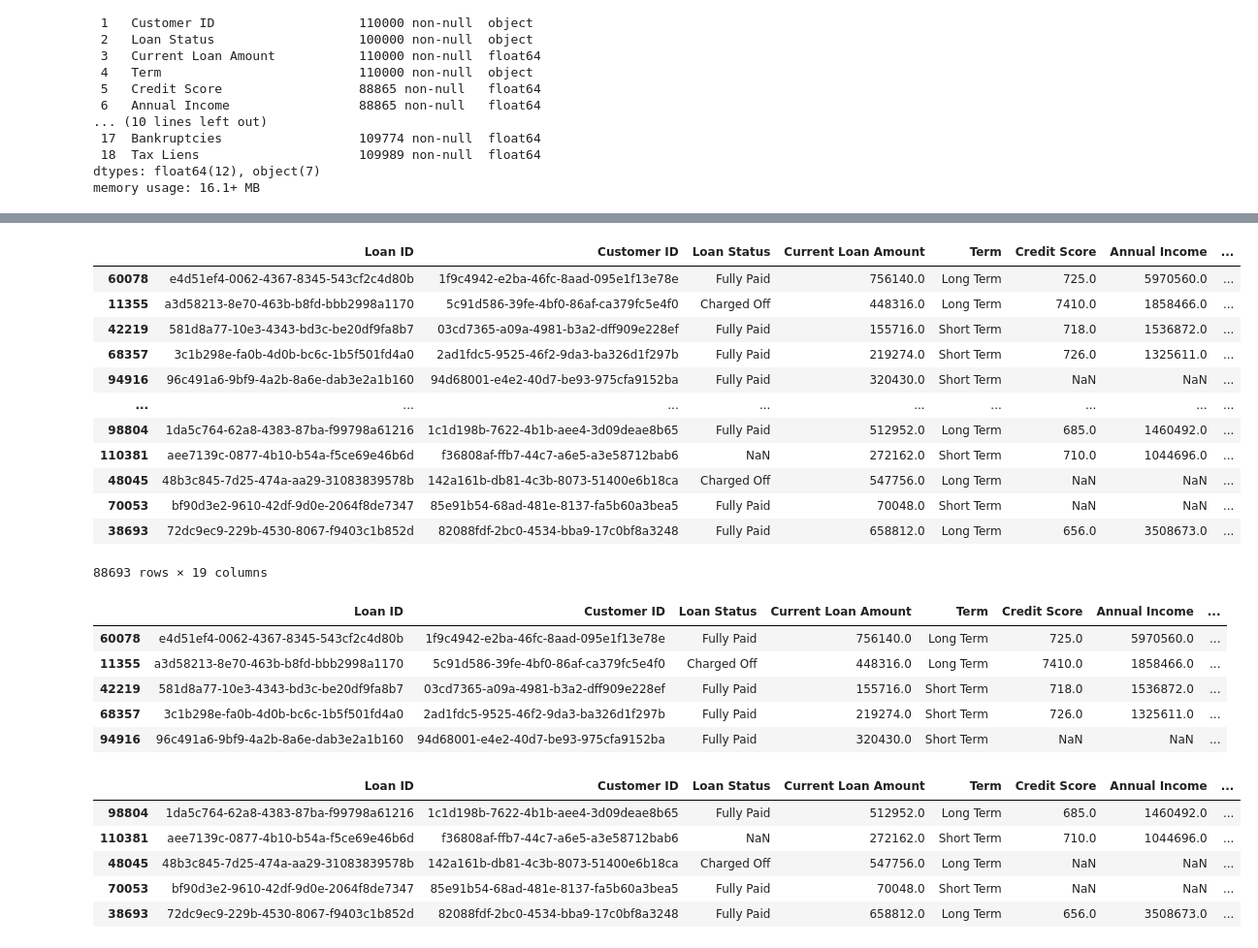
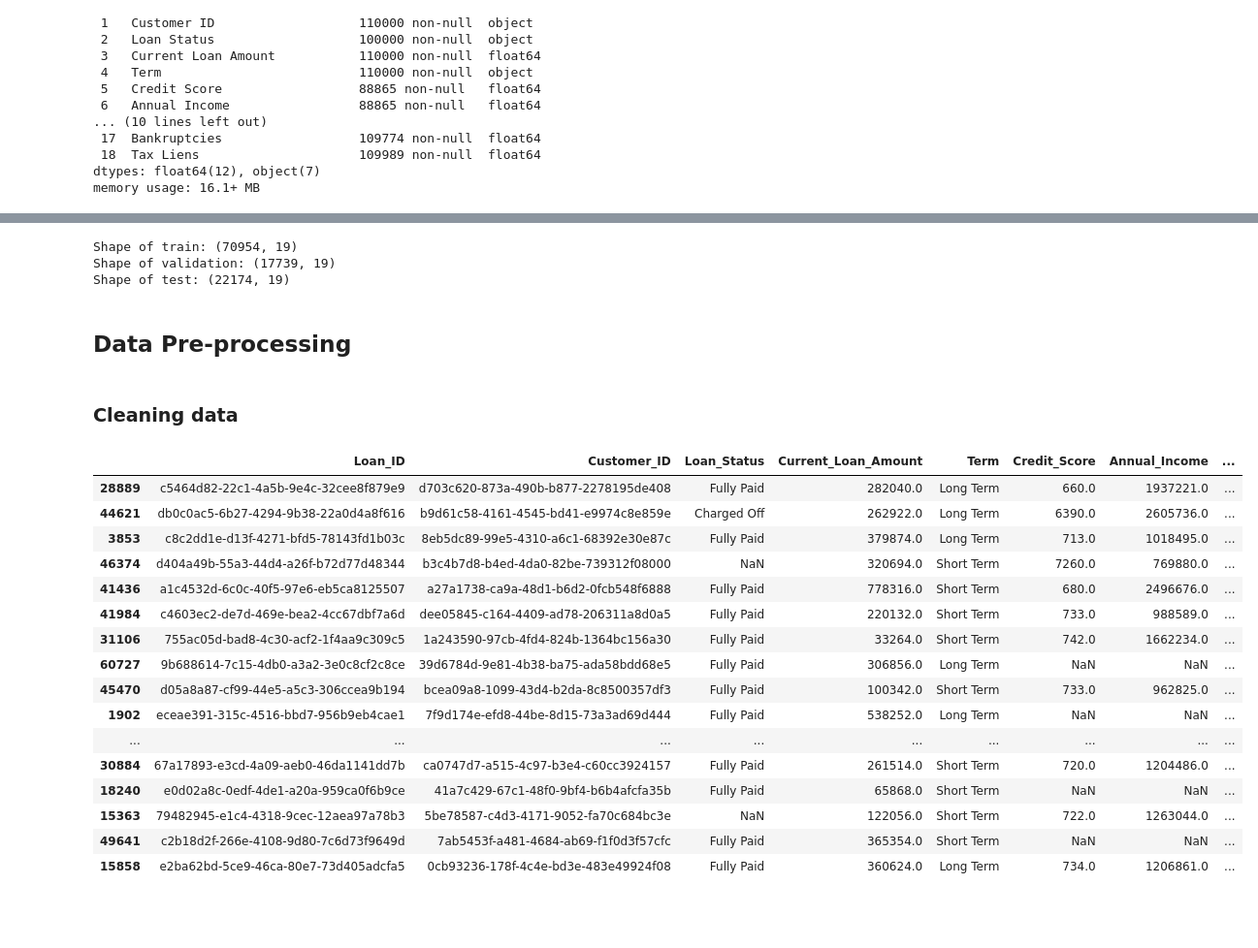
Before and after one commit to iamal95/Bank-Loan-classification, a Jupyter notebook: Code/Bank-Loan-classification.ipynb, the cells around one changed output, grey strips where cells are left out. Shown: that part at 97% size. Cells and saved outputs as stored; diff of their text form; code cells hidden in the pictures; blank space fills up the shorter version.

Commit message:
some cleaning

```diff
--- a/Code/Bank-Loan-classification.ipynb
+++ b/Code/Bank-Loan-classification.ipynb
@@ -82,0 +87,2 @@ df_train, df_test = train_test_split(df ,test_size=0.2,random_state=seed )
+# %%
+df.columns = df.columns.str.replace(' ','_')
@@ -83,34 +101,47 @@ df_train, df_test = train_test_split(df ,test_size=0.2,random_state=seed )
+# %%
+# split the data for train and test
+df_Train, df_test = train_test_split(df, test_size = 0.2, random_state = 30 )
+
+# split the train for train and val
+df_train, df_val = train_test_split(df_Train, test_size = 0.2, random_state = 30 )
+# %%
+print(f'Shape of train:', df_train.shape)
+print(f'Shape of validation:', df_val.shape)
+print(f'Shape of test:', df_test.shape)
+# %% [output]
+Shape of train: (70954, 19)
+Shape of validation: (17739, 19)
+Shape of test: (22174, 19)
+# %% [markdown]
+## Data Pre-processing
+# %% [markdown]
+### Cleaning data
+# %%
+# reset index for train
+df_train = df_train.reset_index(drop=True)
+
+# reset index for val
+df_val = df_val.reset_index(drop=True)
+
+# reset index for val
+df_test = df_test.reset_index(drop=True)
 # %%
-df_train
+df_train.sample(20)
 # %% [output]
-|  | Loan ID | Customer ID | Loan Status | Current Loan Amount | Term | Credit Score | Annual Income | ... |
-| 60078 | e4d51ef4-0062-4367-8345-543cf2c4d80b | 1f9c4942-e2ba-46fc-8aad-095e1f13e78e | Fully Paid | 756140.0 | Long Term | 725.0 | 5970560.0 | ... |
-| 11355 | a3d58213-8e70-463b-b8fd-bbb2998a1170 | 5c91d586-39fe-4bf0-86af-ca379fc5e4f0 | Charged Off | 448316.0 | Long Term | 7410.0 | 1858466.0 | ... |
-| 42219 | 581d8a77-10e3-4343-bd3c-be20df9fa8b7 | 03cd7365-a09a-4981-b3a2-dff909e228ef | Fully Paid | 155716.0 | Short Term | 718.0 | 1536872.0 | ... |
-| 68357 | 3c1b298e-fa0b-4d0b-bc6c-1b5f501fd4a0 | 2ad1fdc5-9525-46f2-9da3-ba326d1f297b | Fully Paid | 219274.0 | Short Term | 726.0 | 1325611.0 | ... |
-| 94916 | 96c491a6-9bf9-4a2b-8a6e-dab3e2a1b160 | 94d68001-e4e2-40d7-be93-975cfa9152ba | Fully Paid | 320430.0 | Short Term | NaN | NaN | ... |
+|  | Loan_ID | Customer_ID | Loan_Status | Current_Loan_Amount | Term | Credit_Score | Annual_Income | ... |
+| 28889 | c5464d82-22c1-4a5b-9e4c-32cee8f879e9 | d703c620-873a-490b-b877-2278195de408 | Fully Paid | 282040.0 | Long Term | 660.0 | 1937221.0 | ... |
+| 44621 | db0c0ac5-6b27-4294-9b38-22a0d4a8f616 | b9d61c58-4161-4545-bd41-e9974c8e859e | Charged Off | 262922.0 | Long Term | 6390.0 | 2605736.0 | ... |
+| 3853 | c8c2dd1e-d13f-4271-bfd5-78143fd1b03c | 8eb5dc89-99e5-4310-a6c1-68392e30e87c | Fully Paid | 379874.0 | Long Term | 713.0 | 1018495.0 | ... |
+| 46374 | d404a49b-55a3-44d4-a26f-b72d77d48344 | b3c4b7d8-b4ed-4da0-82be-739312f08000 | NaN | 320694.0 | Short Term | 7260.0 | 769880.0 | ... |
+| 41436 | a1c4532d-6c0c-40f5-97e6-eb5ca8125507 | a27a1738-ca9a-48d1-b6d2-0fcb548f6888 | Fully Paid | 778316.0 | Short Term | 680.0 | 2496676.0 | ... |
+| 41984 | c4603ec2-de7d-469e-bea2-4cc67dbf7a6d | dee05845-c164-4409-ad78-206311a8d0a5 | Fully Paid | 220132.0 | Short Term | 733.0 | 988589.0 | ... |
+| 31106 | 755ac05d-bad8-4c30-acf2-1f4aa9c309c5 | 1a243590-97cb-4fd4-824b-1364bc156a30 | Fully Paid | 33264.0 | Short Term | 742.0 | 1662234.0 | ... |
+| 60727 | 9b688614-7c15-4db0-a3a2-3e0c8cf2c8ce | 39d6784d-9e81-4b38-ba75-ada58bdd68e5 | Fully Paid | 306856.0 | Long Term | NaN | NaN | ... |
+| 45470 | d05a8a87-cf99-44e5-a5c3-306ccea9b194 | bcea09a8-1099-43d4-b2da-8c8500357df3 | Fully Paid | 100342.0 | Short Term | 733.0 | 962825.0 | ... |
+| 1902 | eceae391-315c-4516-bbd7-956b9eb4cae1 | 7f9d174e-efd8-44be-8d15-73a3ad69d444 | Fully Paid | 538252.0 | Long Term | NaN | NaN | ... |
 | ... | ... | ... | ... | ... | ... | ... | ... | ... |
-| 98804 | 1da5c764-62a8-4383-87ba-f99798a61216 | 1c1d198b-7622-4b1b-aee4-3d09deae8b65 | Fully Paid | 512952.0 | Long Term | 685.0 | 1460492.0 | ... |
-| 110381 | aee7139c-0877-4b10-b54a-f5ce69e46b6d | f36808af-ffb7-44c7-a6e5-a3e58712bab6 | NaN | 272162.0 | Short Term | 710.0 | 1044696.0 | ... |
-| 48045 | 48b3c845-7d25-474a-aa29-31083839578b | 142a161b-db81-4c3b-8073-51400e6b18ca | Charged Off | 547756.0 | Long Term | NaN | NaN | ... |
-| 70053 | bf90d3e2-9610-42df-9d0e-2064f8de7347 | 85e91b54-68ad-481e-8137-fa5b60a3bea5 | Fully Paid | 70048.0 | Short Term | NaN | NaN | ... |
-| 38693 | 72dc9ec9-229b-4530-8067-f9403c1b852d | 82088fdf-2bc0-4534-bba9-17c0bf8a3248 | Fully Paid | 658812.0 | Long Term | 656.0 | 3508673.0 | ... |
+| 30884 | 67a17893-e3cd-4a09-aeb0-46da1141dd7b | ca0747d7-a515-4c97-b3e4-c60cc3924157 | Fully Paid | 261514.0 | Short Term | 720.0 | 1204486.0 | ... |
+| 18240 | e0d02a8c-0edf-4de1-a20a-959ca0f6b9ce | 41a7c429-67c1-48f0-9bf4-b6b4afcfa35b | Fully Paid | 65868.0 | Short Term | NaN | NaN | ... |
+| 15363 | 79482945-e1c4-4318-9cec-12aea97a78b3 | 5be78587-c4d3-4171-9052-fa70c684bc3e | NaN | 122056.0 | Short Term | 722.0 | 1263044.0 | ... |
+| 49641 | c2b18d2f-266e-4108-9d80-7c6d73f9649d | 7ab5453f-a481-4684-ab69-f1f0d3f57cfc | Fully Paid | 365354.0 | Short Term | NaN | NaN | ... |
+| 15858 | e2ba62bd-5ce9-46ca-80e7-73d405adcfa5 | 0cb93236-178f-4c4e-bd3e-483e49924f08 | Fully Paid | 360624.0 | Long Term | 734.0 | 1206861.0 | ... |
-88693 rows × 19 columns
-# %%
-df_train.head()
-# %% [output]
-|  | Loan ID | Customer ID | Loan Status | Current Loan Amount | Term | Credit Score | Annual Income | ... |
-| 60078 | e4d51ef4-0062-4367-8345-543cf2c4d80b | 1f9c4942-e2ba-46fc-8aad-095e1f13e78e | Fully Paid | 756140.0 | Long Term | 725.0 | 5970560.0 | ... |
-| 11355 | a3d58213-8e70-463b-b8fd-bbb2998a1170 | 5c91d586-39fe-4bf0-86af-ca379fc5e4f0 | Charged Off | 448316.0 | Long Term | 7410.0 | 1858466.0 | ... |
-| 42219 | 581d8a77-10e3-4343-bd3c-be20df9fa8b7 | 03cd7365-a09a-4981-b3a2-dff909e228ef | Fully Paid | 155716.0 | Short Term | 718.0 | 1536872.0 | ... |
-| 68357 | 3c1b298e-fa0b-4d0b-bc6c-1b5f501fd4a0 | 2ad1fdc5-9525-46f2-9da3-ba326d1f297b | Fully Paid | 219274.0 | Short Term | 726.0 | 1325611.0 | ... |
-| 94916 | 96c491a6-9bf9-4a2b-8a6e-dab3e2a1b160 | 94d68001-e4e2-40d7-be93-975cfa9152ba | Fully Paid | 320430.0 | Short Term | NaN | NaN | ... |
-# %%
-df_train.tail()
-# %% [output]
-|  | Loan ID | Customer ID | Loan Status | Current Loan Amount | Term | Credit Score | Annual Income | ... |
-| 98804 | 1da5c764-62a8-4383-87ba-f99798a61216 | 1c1d198b-7622-4b1b-aee4-3d09deae8b65 | Fully Paid | 512952.0 | Long Term | 685.0 | 1460492.0 | ... |
-| 110381 | aee7139c-0877-4b10-b54a-f5ce69e46b6d | f36808af-ffb7-44c7-a6e5-a3e58712bab6 | NaN | 272162.0 | Short Term | 710.0 | 1044696.0 | ... |
-| 48045 | 48b3c845-7d25-474a-aa29-31083839578b | 142a161b-db81-4c3b-8073-51400e6b18ca | Charged Off | 547756.0 | Long Term | NaN | NaN | ... |
-| 70053 | bf90d3e2-9610-42df-9d0e-2064f8de7347 | 85e91b54-68ad-481e-8137-fa5b60a3bea5 | Fully Paid | 70048.0 | Short Term | NaN | NaN | ... |
-| 38693 | 72dc9ec9-229b-4530-8067-f9403c1b852d | 82088fdf-2bc0-4534-bba9-17c0bf8a3248 | Fully Paid | 658812.0 | Long Term | 656.0 | 3508673.0 | ... |
```
Also changed, not shown: parts of 62 cells of this notebook.
